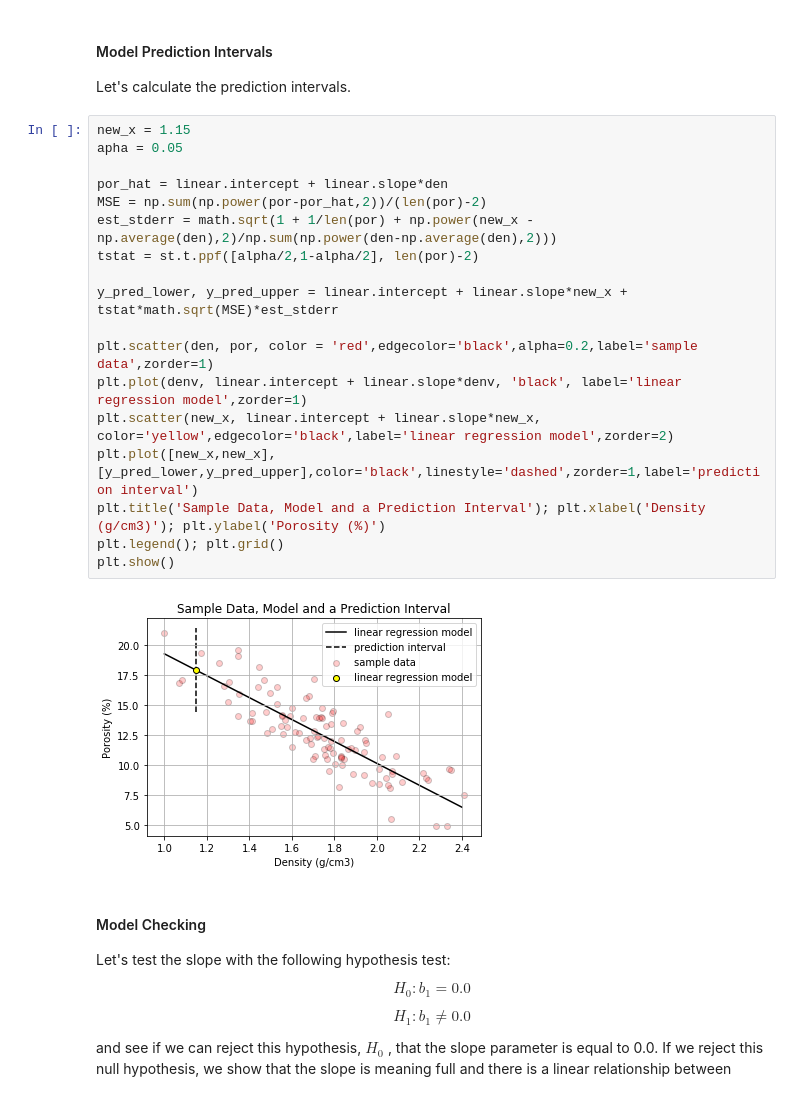
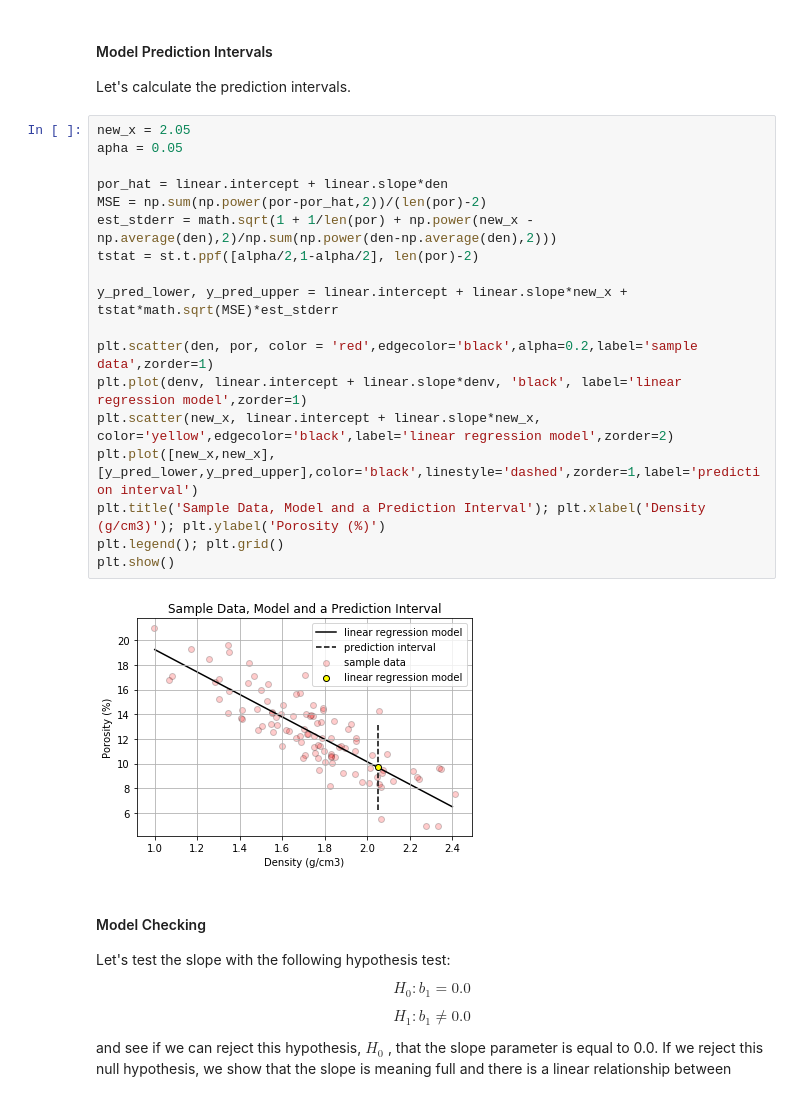
Before and after one commit to GeostatsGuy/PythonNumericalDemos, a Jupyter notebook: PythonDataBasics_LinearRegression.ipynb, the cells around one changed output. Cells and saved outputs as stored; diff of their text form.

```diff
--- a/PythonDataBasics_LinearRegression.ipynb
+++ b/PythonDataBasics_LinearRegression.ipynb
@@ -117,25 +117,25 @@ Slope: -10.26 , -7.94
 
 Let's calculate the prediction intervals.
 # %%
-new_x = 1.15
+new_x = 2.05
 apha = 0.05
 
 por_hat = linear.intercept + linear.slope*den
 MSE = np.sum(np.power(por-por_hat,2))/(len(por)-2)
 est_stderr = math.sqrt(1 + 1/len(por) + np.power(new_x - np.average(den),2)/np.sum(np.power(den-np.average(den),2)))
 tstat = st.t.ppf([alpha/2,1-alpha/2], len(por)-2)
 
 y_pred_lower, y_pred_upper = linear.intercept + linear.slope*new_x + tstat*math.sqrt(MSE)*est_stderr
 
 plt.scatter(den, por, color = 'red',edgecolor='black',alpha=0.2,label='sample data',zorder=1)
 plt.plot(denv, linear.intercept + linear.slope*denv, 'black', label='linear regression model',zorder=1)
 plt.scatter(new_x, linear.intercept + linear.slope*new_x, color='yellow',edgecolor='black',label='linear regression model',zorder=2)
 plt.plot([new_x,new_x],[y_pred_lower,y_pred_upper],color='black',linestyle='dashed',zorder=1,label='prediction interval')
 plt.title('Sample Data, Model and a Prediction Interval'); plt.xlabel('Density (g/cm3)'); plt.ylabel('Porosity (%)')
 plt.legend(); plt.grid()
 plt.show()
 # %% [output]
-[figure, old version]
+[figure, new version]
 # %% [markdown]
 #### Model Checking
 
```
